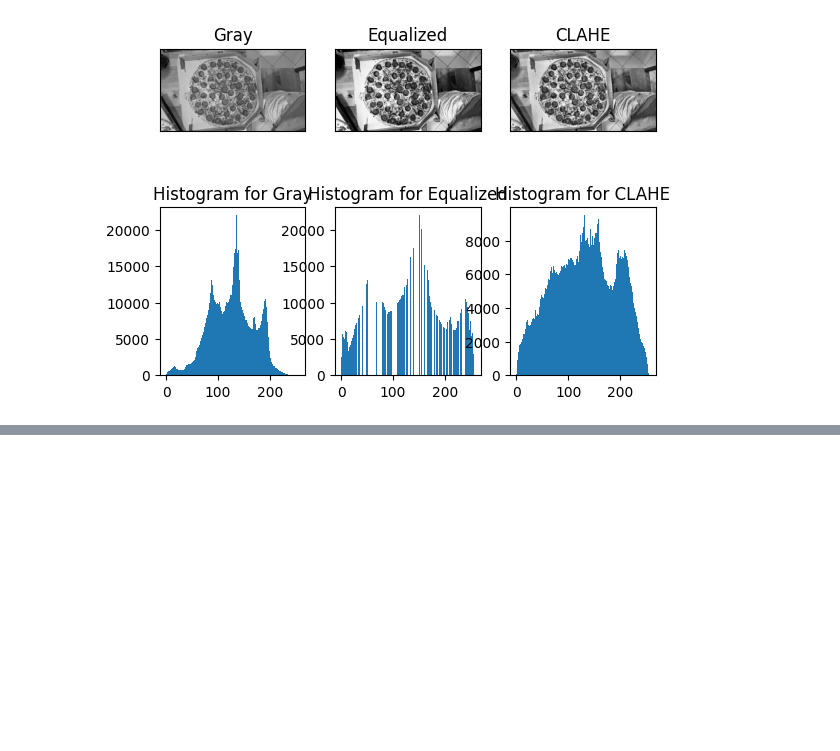
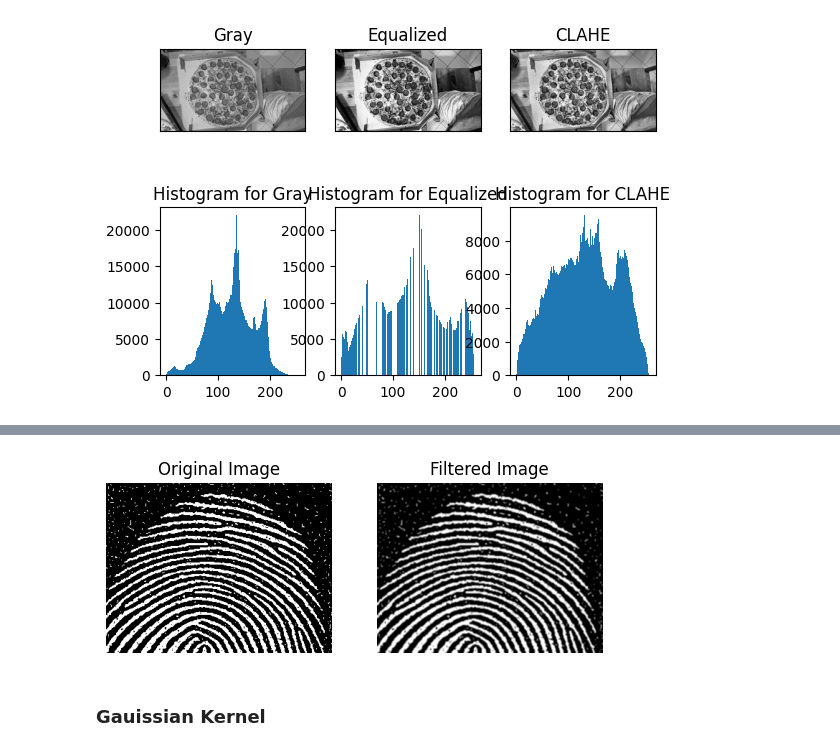
Before and after one commit to danieleavolio/Learning-Based-Multimedia-Processing, a Jupyter notebook: Lab/lab3/lab3.ipynb, the cells around one changed output, grey strips where cells are left out. Cells and saved outputs as stored; diff of their text form; code cells hidden in the pictures; blank space fills up the shorter version.

```diff
--- a/Lab/lab3/lab3.ipynb
+++ b/Lab/lab3/lab3.ipynb
@@ -146,0 +183,33 @@ plt.show()
+# %%
+finger_print = cv2.imread('noisy-fingerprint.tif')
+
+# Now we do it with a weighted filter
+
+weighted_kernel = np.array([
+    [1, 2, 1],
+    [2, 4, 2],
+    [1, 2, 1]
+])
+
+weighted_kernel = weighted_kernel / np.sum(weighted_kernel)
+# %%
+# Apply the kernel to the images
+
+filtered_img = cv2.filter2D(finger_print, -1, weighted_kernel)
+
+# show both imags
+plt.figure()
+plt.subplot(1, 2, 1)
+plt.imshow(cv2.cvtColor(finger_print, cv2.COLOR_BGR2RGB))
+plt.title('Original Image')
+plt.axis('off')
+plt.subplot(1, 2, 2)
+plt.imshow(cv2.cvtColor(filtered_img, cv2.COLOR_BGR2RGB))
+plt.title('Filtered Image')
+plt.axis('off')
+
+plt.show()
+# %% [output]
+[figure, added]
+# %% [markdown]
+### Gauissian Kernel
```
Also changed, not shown: parts of 18 cells of this notebook, 8 other files.
